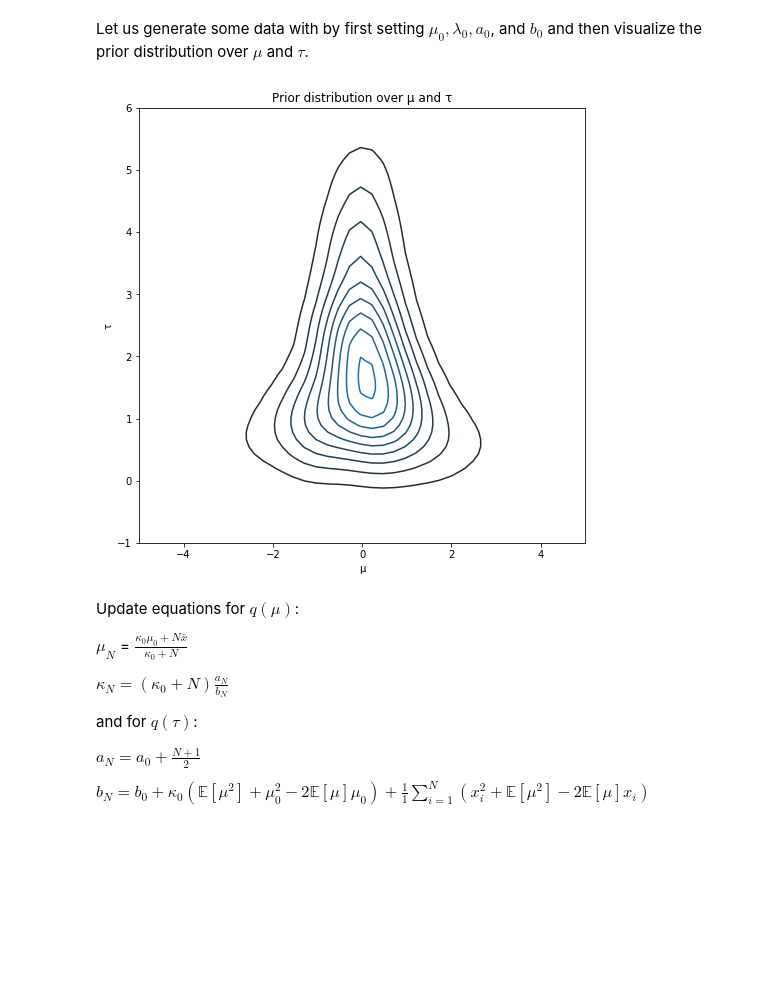
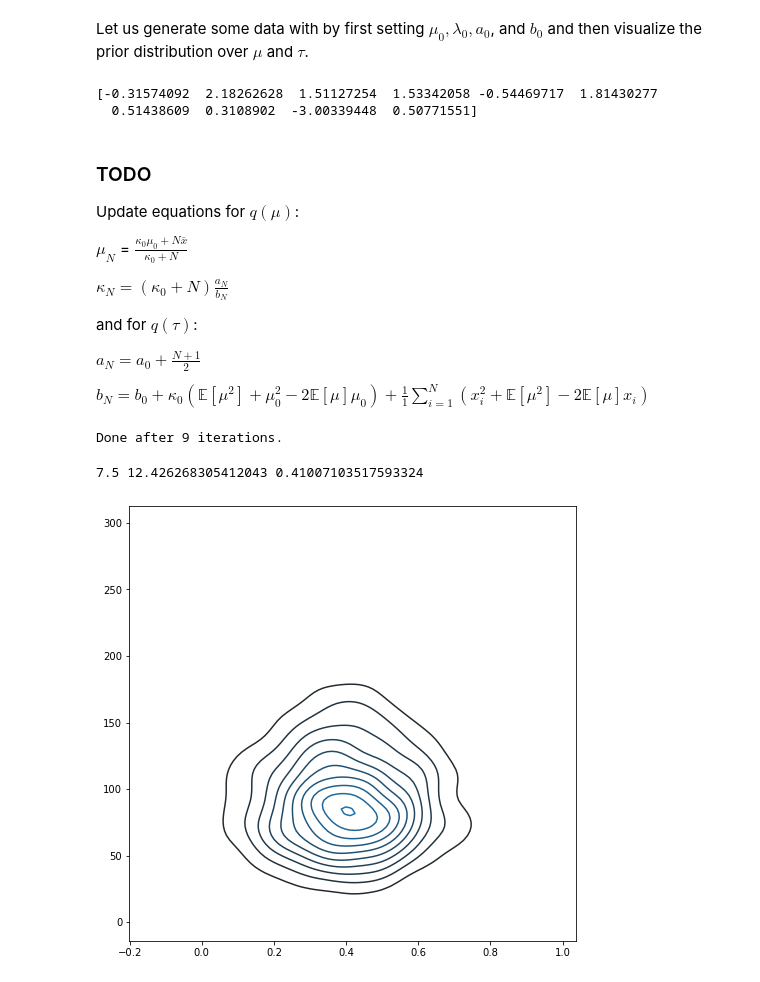
Before and after one commit to MaxHolmberg96/Variational_inference, a Jupyter notebook: Variational_inference_UG.ipynb, the cells around one changed output. Saved outputs shown, nothing was run; the diff lists cells and outputs as text; code cells hidden in the pictures; blank space fills up the shorter version.

```diff
--- a/Variational_inference_UG.ipynb
+++ b/Variational_inference_UG.ipynb
@@ -19,35 +19,38 @@ np.random.seed(5)
 Let us generate some data with by first setting $\mu_0, \lambda_0, a_0$, and $b_0$ and then visualize the prior distribution over $\mu$ and $\tau$.
 # %%
 # Our initial parameters for mu and tau
-mu0 = 0
-lambda0 = 1
-a0 = 2
-b0 = 1
-N = 500
+mu_0 = 0
+k_0 = 1
+a_0 = 2
+b_0 = 1
+N = 10
 # Lets generate some data D
-prior_tau = np.random.gamma(shape=a0, scale=b0, size=N)
+prior_tau = np.random.gamma(shape=a_0, scale=b_0, size=N)
 prior_mu = []
 for i in range(N):
-    prior_mu.append(np.random.normal(mu0, (lambda0 * prior_tau[i])**-1, size=1))
+    prior_mu.append(np.random.normal(mu_0, 1 / (k_0 * prior_tau[i]), size=1))
 prior_tau = np.reshape(prior_tau, (1, len(prior_tau)))[0]
 prior_mu = np.array(prior_mu).T[0]
 
-f, ax = plt.subplots(figsize=(8, 8))
-g = sns.kdeplot(prior_mu, prior_tau)
-ax.set_ylim(-1, 6)
-ax.set_xlim(-5, 5)
-plt.title("Prior distribution over μ and τ")
-plt.xlabel("μ")
-plt.ylabel("τ")
+#f, ax = plt.subplots(figsize=(8, 8))
+#g = sns.kdeplot(prior_mu, prior_tau)
+#ax.set_ylim(-1, 6)
+#ax.set_xlim(-40, 40)
+#plt.title("Prior distribution over μ and τ")
+#plt.xlabel("μ")
+#plt.ylabel("τ")
 
 
 D = []
 for i in range(N):
     D.append(np.random.normal(prior_mu[i], 1/prior_tau[0], size=1)[0])
 D = np.array(D)
+print(D)
 # %% [output]
-[figure, removed]
+[-0.31574092  2.18262628  1.51127254  1.53342058 -0.54469717  1.81430277
+  0.51438609  0.3108902  -3.00339448  0.50771551]
 # %% [markdown]
+### TODO
 Update equations for $q(\mu)$:
 
 $\mu_N$ = $\frac{\kappa_0\mu_0 + N\bar{x}}{\kappa_0 + N}$
@@ -59,3 +62,43 @@ and for $q(\tau)$:
 $a_N = a_0 + \frac{N + 1}{2}$
 
 $b_N = b_0 + \kappa_0(\mathbb{E}[\mu^2] + \mu_0^2 - 2\mathbb{E}[\mu]\mu_0) + \frac{1}{1}\sum_{i=1}^N (x_i^2 + \mathbb{E}[\mu^2] - 2\mathbb{E}[\mu]x_i)$
+# %%
+mu_N = (k_0 * mu_0 + np.sum(D)) / (k_0 + N)
+a_N = a_0 + (N + 1) / 2
+Emu = mu_N
+changed = 0
+
+k_N_last = 1
+b_N_last = 5
+i = 0
+while True:
+    i += 1
+    Emu2 = (1 / k_N_last) + np.power(mu_N, 2)
+    last_sum = 0
+    for i in range(N):
+        last_sum += np.power(D[i], 2) + Emu2 - 2 * Emu * D[i]
+    b_N = b_0 + k_0 * (Emu2 + np.power(mu_0, 2) - 2 * Emu * mu_0) + (1 / 2) * last_sum
+    if abs(b_N - b_N_last) <= 10**-10:
+        changed += 1
+    b_N_last = b_N
+
+    k_N = (k_0 + N)*(a_N / b_N)
+    if abs(k_N - k_N_last) <= 10**-10:
+        changed += 1
+    k_N_last = k_N
+    if changed == 2:
+        print("Done after", i, "iterations.")
+        break
+    changed = 0
+# %% [output]
+Done after 9 iterations.
+# %%
+mu_g = np.random.normal(mu_N, 1/k_N_last, size=1000)
+tau_g = np.random.gamma(a_N, b_N, size=1000)
+
+f, ax = plt.subplots(figsize=(8, 8))
+g = sns.kdeplot(mu_g, tau_g)
+print(a_N, b_N, mu_N)
+# %% [output]
+7.5 12.426268305412043 0.41007103517593324
+[figure, added]
```
Also changed, not shown: parts of 1 cell of this notebook.
